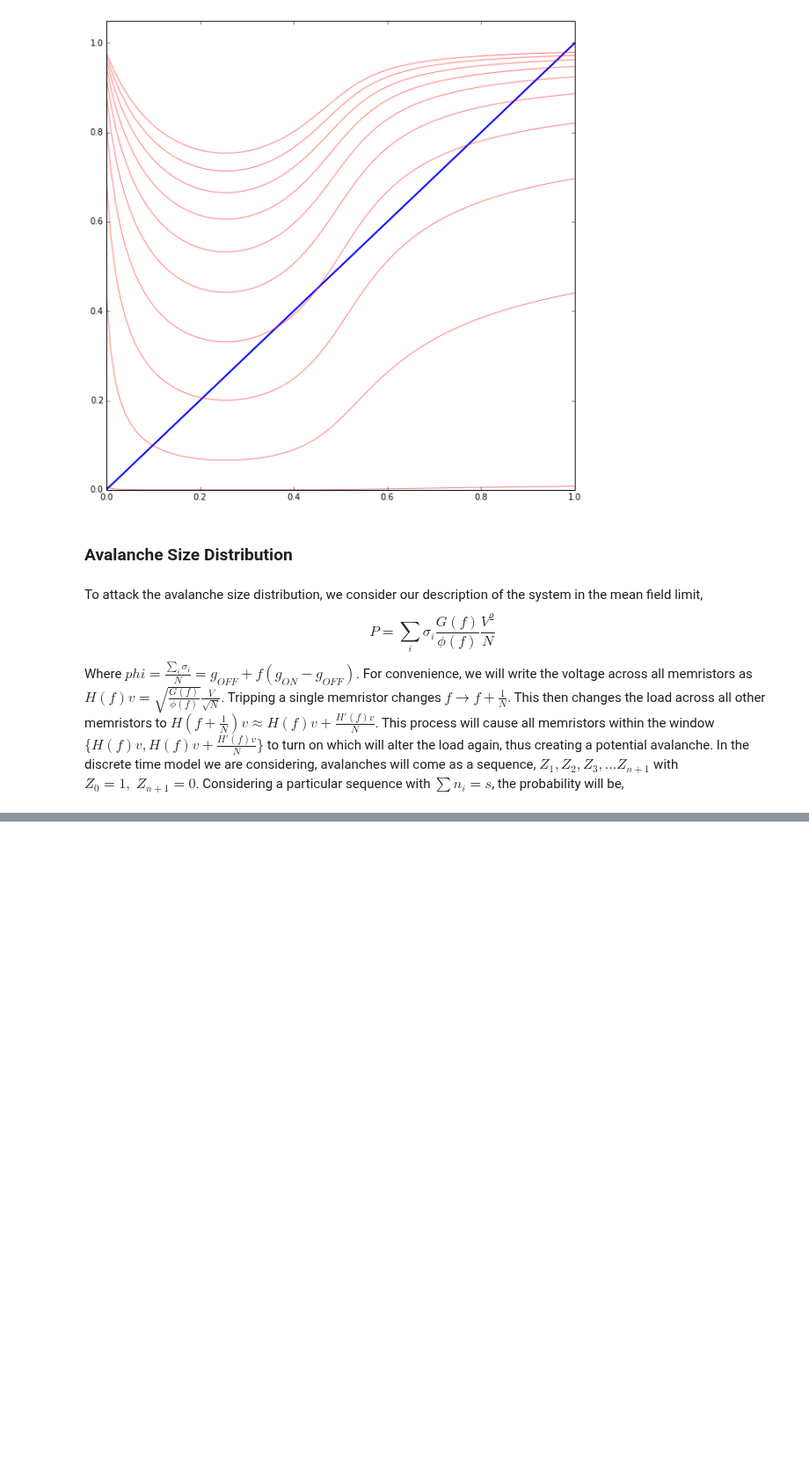
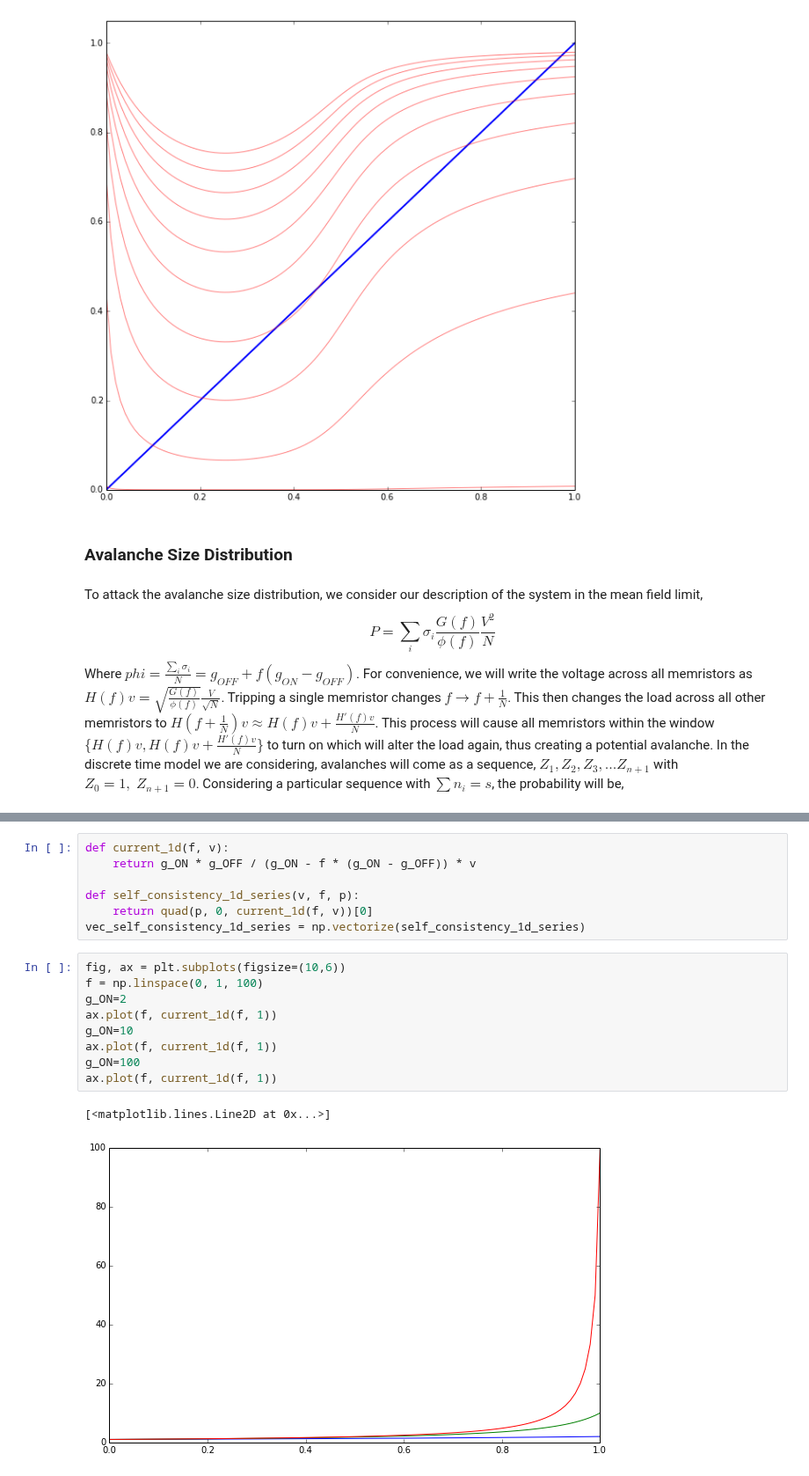
Before and after one commit to forrestsheldon/memNets, a Jupyter notebook: Mean_Field_Theory.ipynb, the cells around one changed output, grey strips where cells are left out. Shown at 88% size. Cells and saved outputs as stored; diff of their text form; blank space fills up the shorter version.

```diff
--- a/Mean_Field_Theory.ipynb
+++ b/Mean_Field_Theory.ipynb
@@ -120,0 +129,19 @@ Where $phi = \frac{\sum_i \sigma_i}{N} = g_{OFF} + f(g_{ON}-g_{OFF})$.  For conv
+# %%
+def current_1d(f, v):
+    return g_ON * g_OFF / (g_ON - f * (g_ON - g_OFF)) * v
+
+def self_consistency_1d_series(v, f, p):
+    return quad(p, 0, current_1d(f, v))[0]
+vec_self_consistency_1d_series = np.vectorize(self_consistency_1d_series)
+# %%
+fig, ax = plt.subplots(figsize=(10,6))
+f = np.linspace(0, 1, 100)
+g_ON=2
+ax.plot(f, current_1d(f, 1))
+g_ON=10
+ax.plot(f, current_1d(f, 1))
+g_ON=100
+ax.plot(f, current_1d(f, 1))
+# %% [output]
+[<matplotlib.lines.Line2D at 0x...>]
+[figure, added]
```
Also changed, not shown: parts of 3 cells of this notebook.
